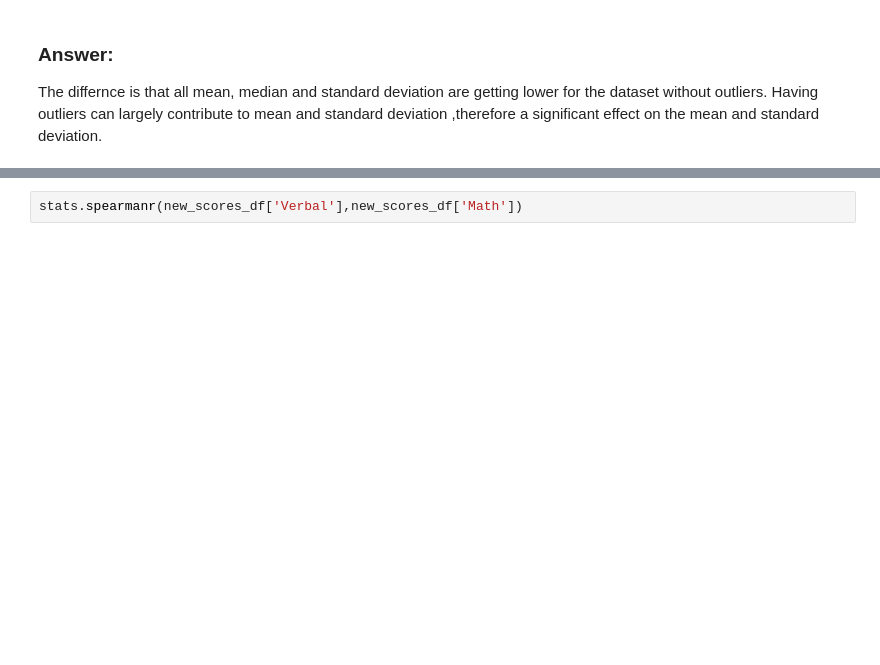
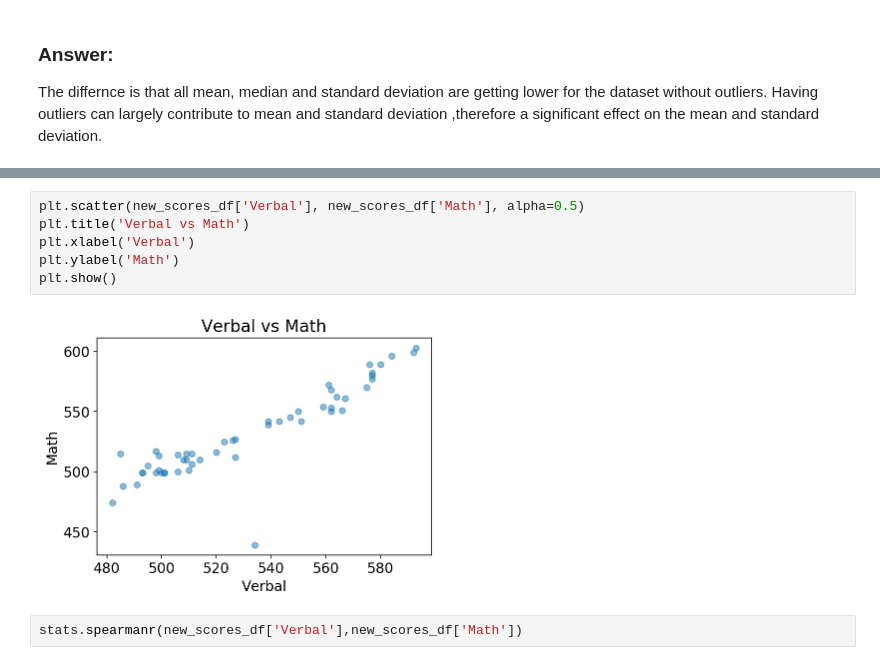
Before and after one commit to ThinNandarSoe/EDA, a Jupyter notebook: project-02-v2-starter-code.ipynb, the cells around one changed output, grey strips where cells are left out. Cells and saved outputs as stored; diff of their text form; blank space fills up the shorter version.

```diff
--- a/project-02-v2-starter-code.ipynb
+++ b/project-02-v2-starter-code.ipynb
@@ -1217,6 +1217,14 @@ The differnce is that all mean, median and standard deviation are getting lower
 1. How does the spearman correlation compare to the pearson correlation?
 2. Describe clearly in words the process of calculating the spearman rank correlation.
   - Hint: the word "rank" is in the name of the process for a reason!
+# %%
+plt.scatter(new_scores_df['Verbal'], new_scores_df['Math'], alpha=0.5)
+plt.title('Verbal vs Math')
+plt.xlabel('Verbal')
+plt.ylabel('Math')
+plt.show()
+# %% [output]
+[figure, added]
 # %%
 stats.spearmanr(new_scores_df['Verbal'],new_scores_df['Math'])
 # %% [output]
```
Also changed, not shown: parts of 11 cells of this notebook.
